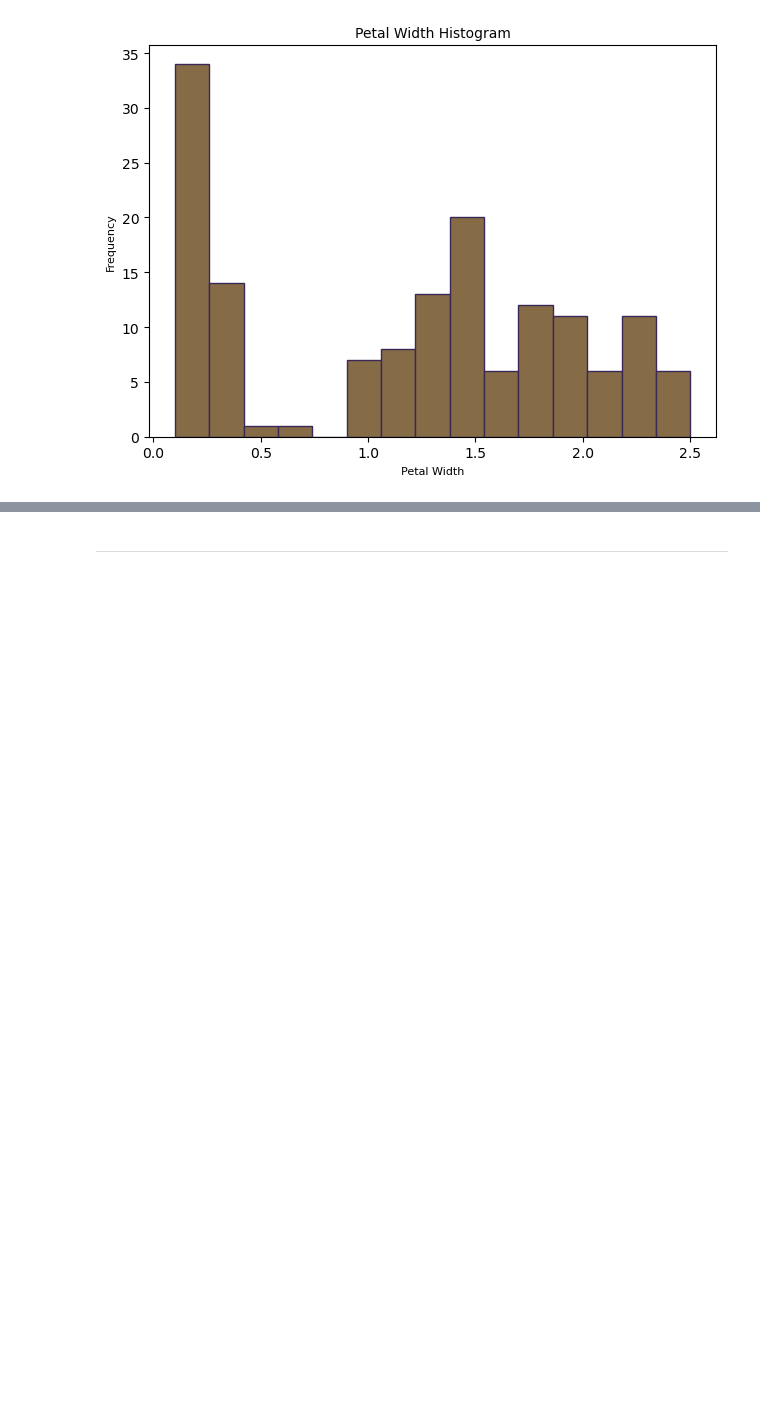
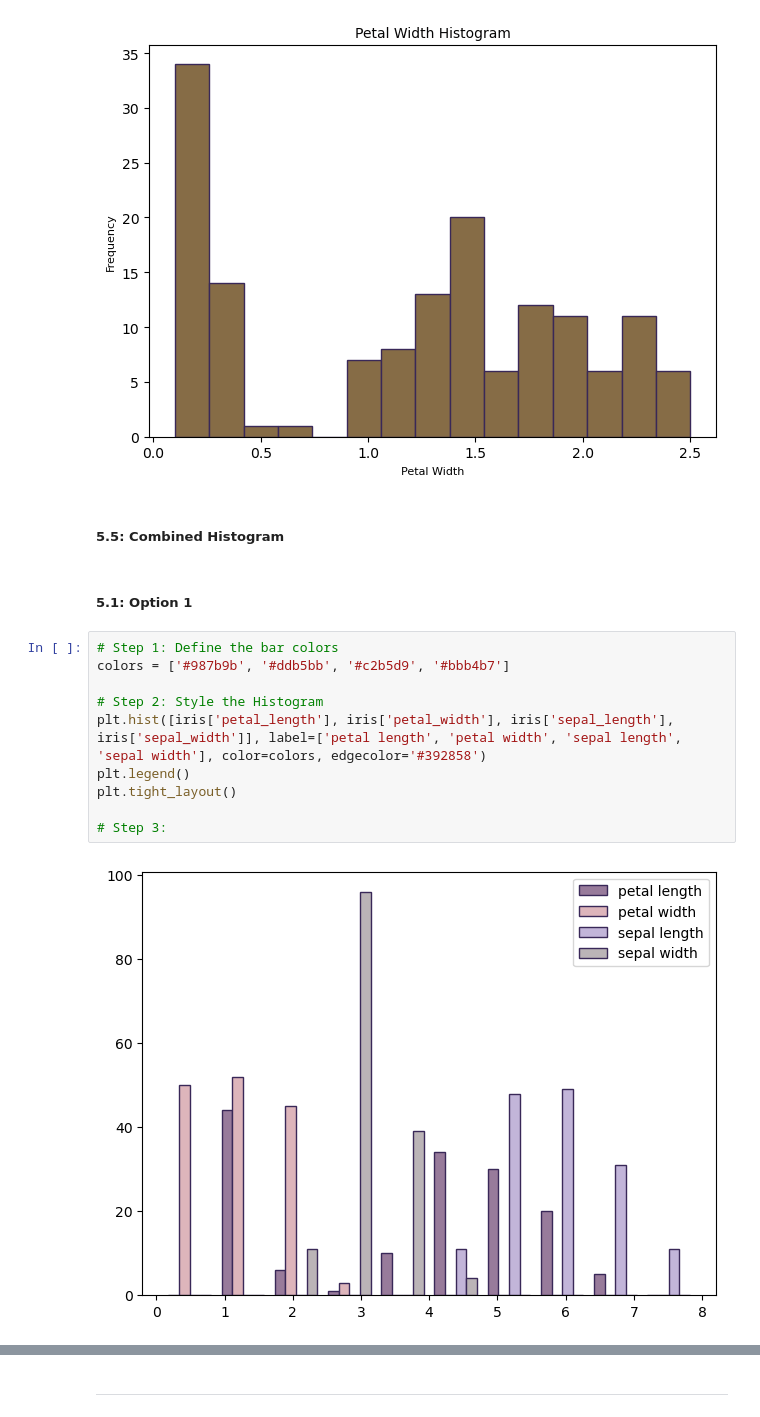
Before and after one commit to galto4/pands-project, a Jupyter notebook: iris.ipynb, the cells around one changed output, grey strips where cells are left out. Saved outputs shown, nothing was run; the diff lists cells and outputs as text; blank space fills up the shorter version.

```diff
--- a/iris.ipynb
+++ b/iris.ipynb
@@ -247,3 +248,19 @@ plt.tight_layout()
 plt.show()
 # %% [output]
 [figure]
+# %% [markdown]
+##### <b>5.5: Combined Histogram</b>
+# %% [markdown]
+##### <b>5.1: Option 1</b>
+# %%
+# Step 1: Define the bar colors
+colors = ['#987b9b', '#ddb5bb', '#c2b5d9', '#bbb4b7']
+
+# Step 2: Style the Histogram
+plt.hist([iris['petal_length'], iris['petal_width'], iris['sepal_length'], iris['sepal_width']], label=['petal length', 'petal width', 'sepal length', 'sepal width'], color=colors, edgecolor='#392858')
+plt.legend()
+plt.tight_layout()
+
+# Step 3:
+# %% [output]
+[figure, added]
```
Also changed, not shown: parts of 7 cells of this notebook, 1 other file.
